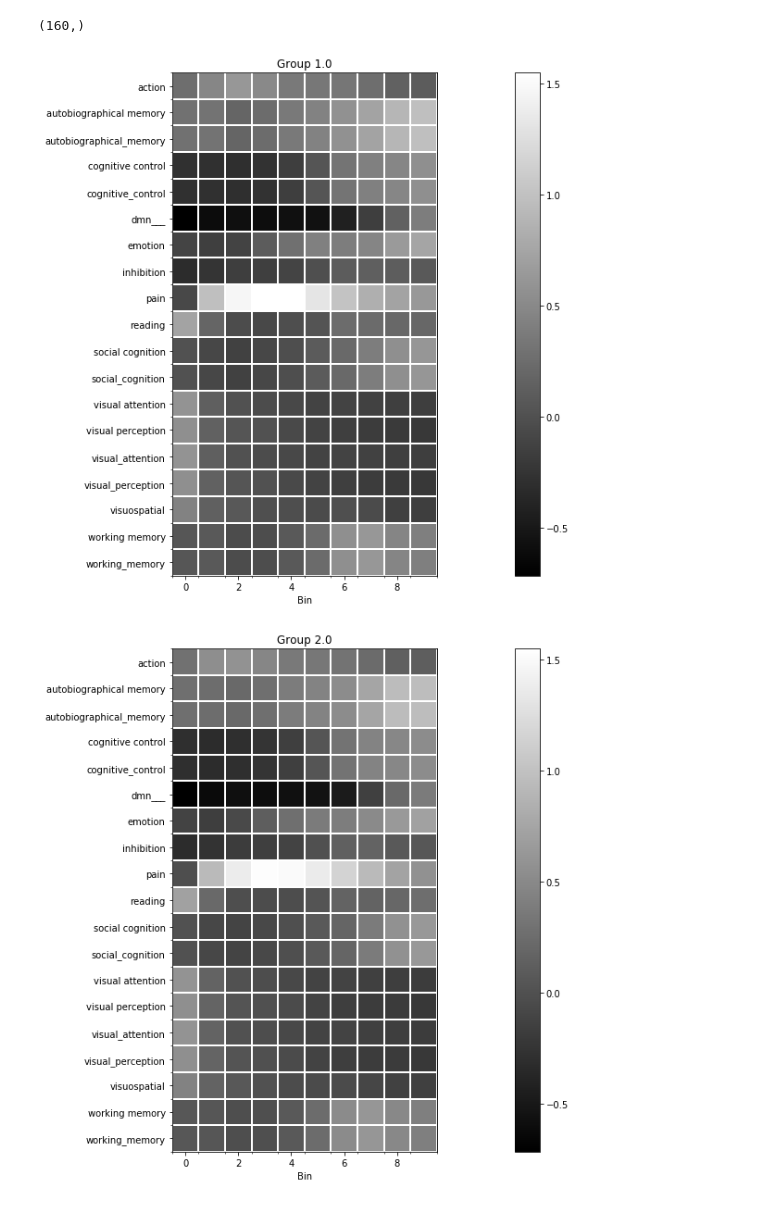
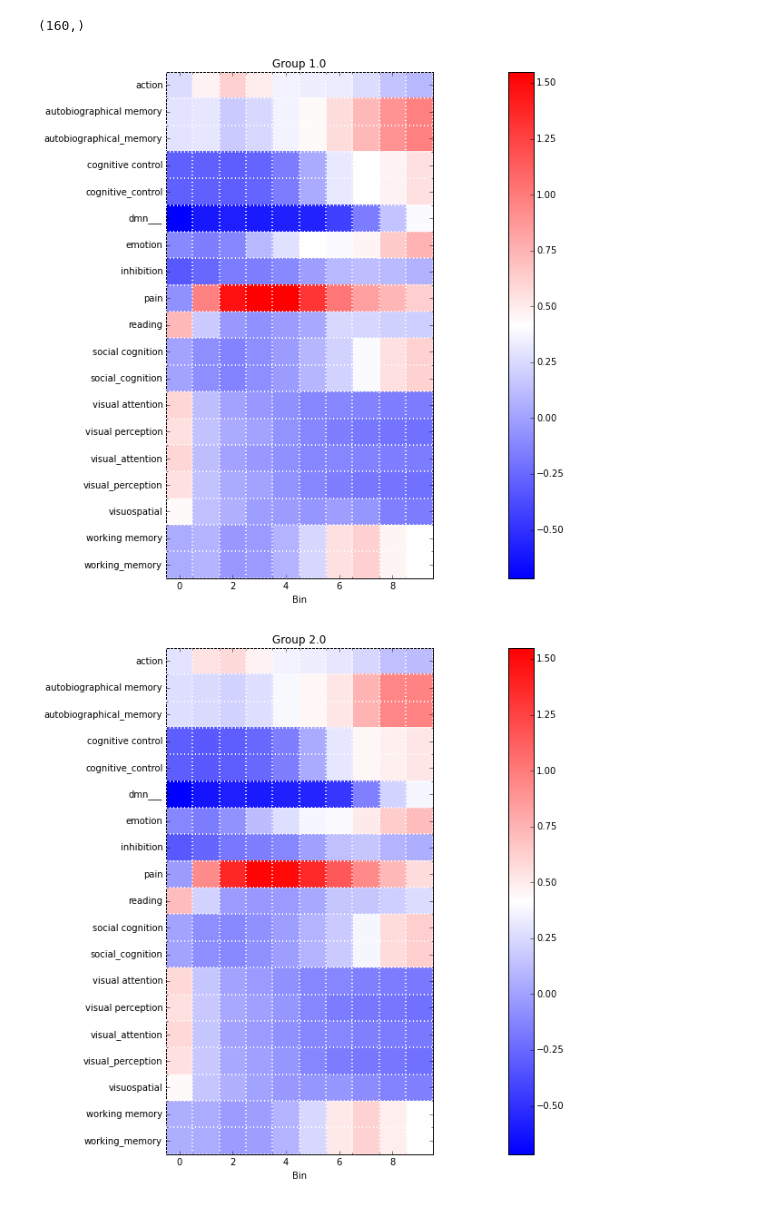
Before and after one commit to autism-research-centre/Autism-Gradients, a Jupyter notebook: 6b_networks-inside-gradients.ipynb, the cells around one changed output. Drawn from its saved outputs; the diff is of its cells as text; code cells hidden in the pictures.

```diff
--- a/6b_networks-inside-gradients.ipynb
+++ b/6b_networks-inside-gradients.ipynb
@@ -97,26 +97,26 @@ print(groupvec.shape)
 # %%
 for group in np.unique(groupvec):
     plt.figure(figsize=(30, 10))
     plt.imshow(zaverages[:, :, groupvec==group].mean(axis=2),
-               cmap='gray', interpolation='nearest',
+               cmap='bwr', interpolation='nearest',
                vmin=zaverages[:, :, :].mean(axis=2).min(),
                vmax=zaverages[:, :, :].mean(axis=2).max())
 
     ax = plt.gca()
     plt.xlabel('Bin')
     plt.colorbar(cmap='gray')
     plt.title('Group ' + str(group))
 
     ylabels = [os.path.split(fname)[-1][0:-14] for fname in zmaps]
 
     ax.set_yticks(np.arange(0, len(zmaps), 1))
     ax.set_yticklabels(ylabels)
 
     ax.set_yticks(np.arange(-0.5, len(zmaps), 1), minor=True)
     ax.set_xticks(np.arange(-0.5, 10, 1), minor=True)
     ax.grid(which='minor', color='w', linewidth=2)
 
 pass
 # %% [output]
-[figure, old version]
+[figure, new version]
-[figure, old version]
+[figure, new version]
```
